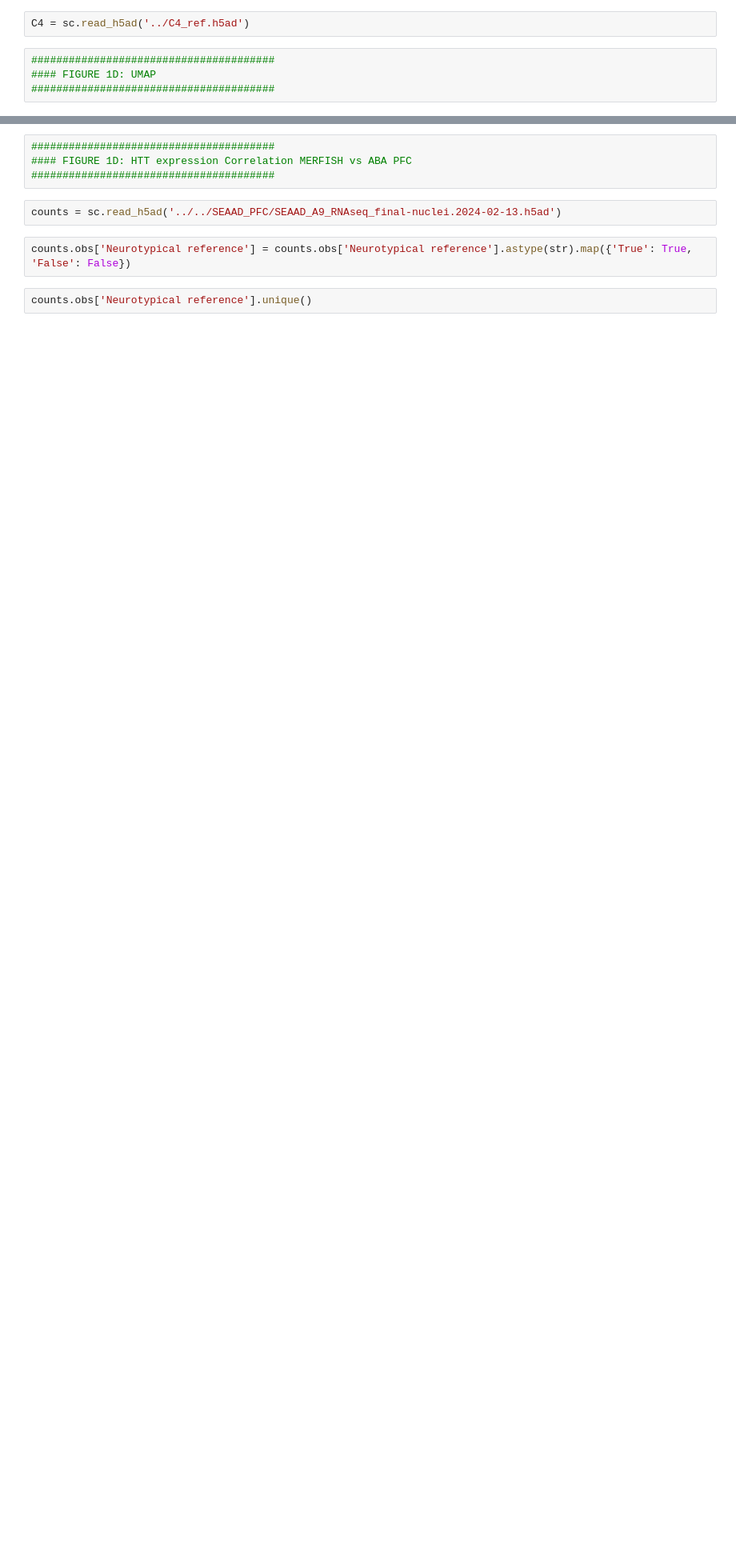
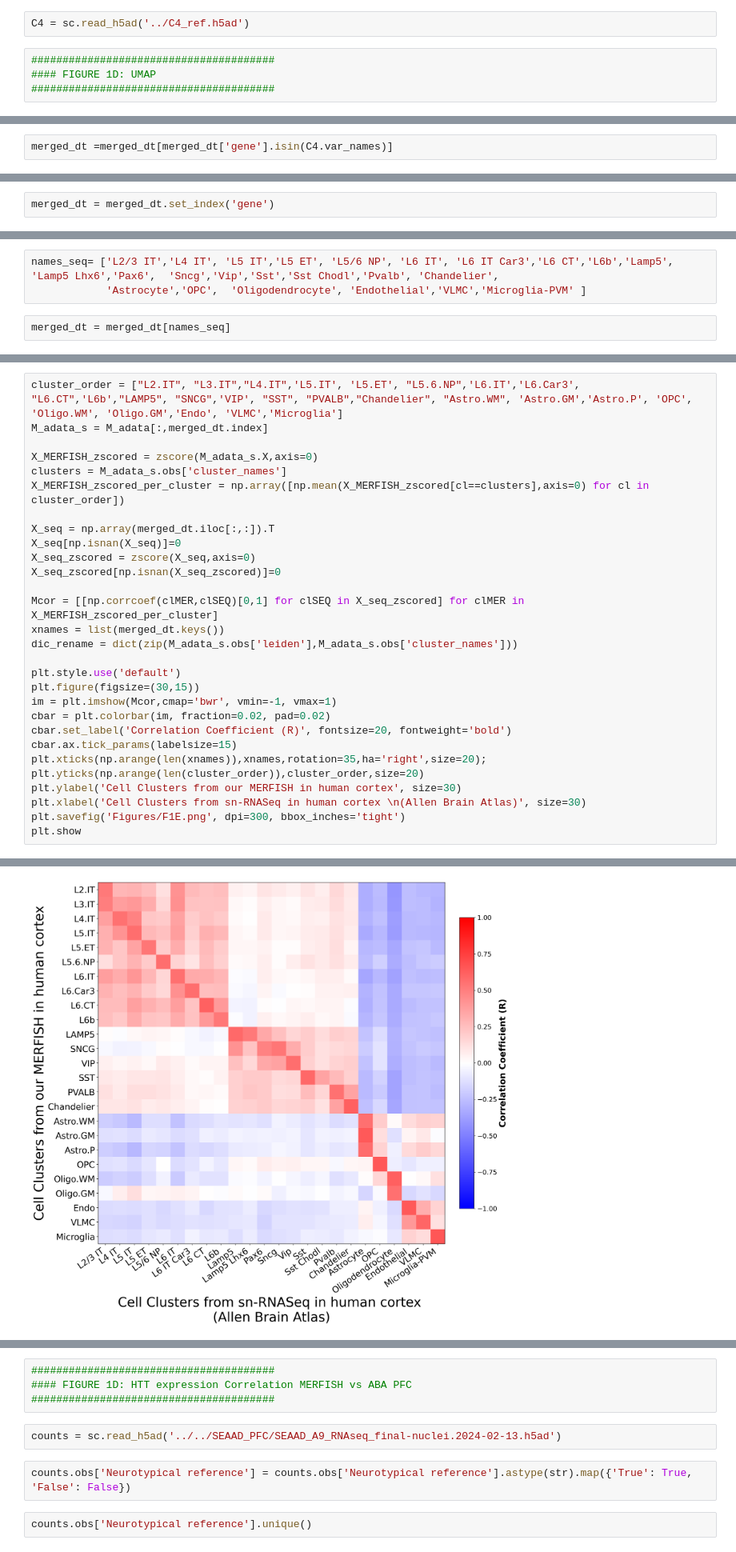
Before and after one commit to oleolatz/HDMMERFISH, a Jupyter notebook: Scripts/FIGURE_1_relatedScripts.ipynb, the cells around one changed output, grey strips where cells are left out. Shown at 80% size. Saved outputs shown, nothing was run; the diff lists cells and outputs as text; blank space fills up the shorter version.

```diff
--- a/Scripts/FIGURE_1_relatedScripts.ipynb
+++ b/Scripts/FIGURE_1_relatedScripts.ipynb
@@ -207,0 +123,2 @@ T-test p-value (r > 0): 0.00000
+# %%
+merged_dt =merged_dt[merged_dt['gene'].isin(C4.var_names)]
@@ -207,0 +141,2 @@ T-test p-value (r > 0): 0.00000
+# %%
+merged_dt = merged_dt.set_index('gene')
@@ -207,0 +151,5 @@ T-test p-value (r > 0): 0.00000
+# %%
+names_seq= ['L2/3 IT','L4 IT', 'L5 IT','L5 ET', 'L5/6 NP', 'L6 IT', 'L6 IT Car3','L6 CT','L6b','Lamp5', 'Lamp5 Lhx6','Pax6',  'Sncg','Vip','Sst','Sst Chodl','Pvalb', 'Chandelier',
+            'Astrocyte','OPC',  'Oligodendrocyte', 'Endothelial','VLMC','Microglia-PVM' ]
+# %%
+merged_dt = merged_dt[names_seq]
@@ -207,0 +158,30 @@ T-test p-value (r > 0): 0.00000
+# %%
+cluster_order = ["L2.IT", "L3.IT","L4.IT",'L5.IT', 'L5.ET', "L5.6.NP",'L6.IT','L6.Car3', "L6.CT",'L6b',"LAMP5", "SNCG",'VIP', "SST", "PVALB","Chandelier", "Astro.WM", 'Astro.GM','Astro.P', 'OPC',  'Oligo.WM', 'Oligo.GM','Endo', 'VLMC','Microglia']
+M_adata_s = M_adata[:,merged_dt.index]
+
+X_MERFISH_zscored = zscore(M_adata_s.X,axis=0)
+clusters = M_adata_s.obs['cluster_names']
+X_MERFISH_zscored_per_cluster = np.array([np.mean(X_MERFISH_zscored[cl==clusters],axis=0) for cl in cluster_order])
+
+X_seq = np.array(merged_dt.iloc[:,:]).T
+X_seq[np.isnan(X_seq)]=0
+X_seq_zscored = zscore(X_seq,axis=0)
+X_seq_zscored[np.isnan(X_seq_zscored)]=0
+
+Mcor = [[np.corrcoef(clMER,clSEQ)[0,1] for clSEQ in X_seq_zscored] for clMER in X_MERFISH_zscored_per_cluster]
+xnames = list(merged_dt.keys())
+dic_rename = dict(zip(M_adata_s.obs['leiden'],M_adata_s.obs['cluster_names']))
+
+plt.style.use('default')
+plt.figure(figsize=(30,15))
+im = plt.imshow(Mcor,cmap='bwr', vmin=-1, vmax=1)
+cbar = plt.colorbar(im, fraction=0.02, pad=0.02)
+cbar.set_label('Correlation Coefficient (R)', fontsize=20, fontweight='bold')
+cbar.ax.tick_params(labelsize=15)
+plt.xticks(np.arange(len(xnames)),xnames,rotation=35,ha='right',size=20);
+plt.yticks(np.arange(len(cluster_order)),cluster_order,size=20)
+plt.ylabel('Cell Clusters from our MERFISH in human cortex', size=30)
+plt.xlabel('Cell Clusters from sn-RNASeq in human cortex \n(Allen Brain Atlas)', size=30)
+plt.savefig('Figures/F1E.png', dpi=300, bbox_inches='tight')
+plt.show
+# %% [output]
@@ -207,0 +189 @@ T-test p-value (r > 0): 0.00000
+[figure, added]
```
Also changed, not shown: parts of 18 cells of this notebook.
